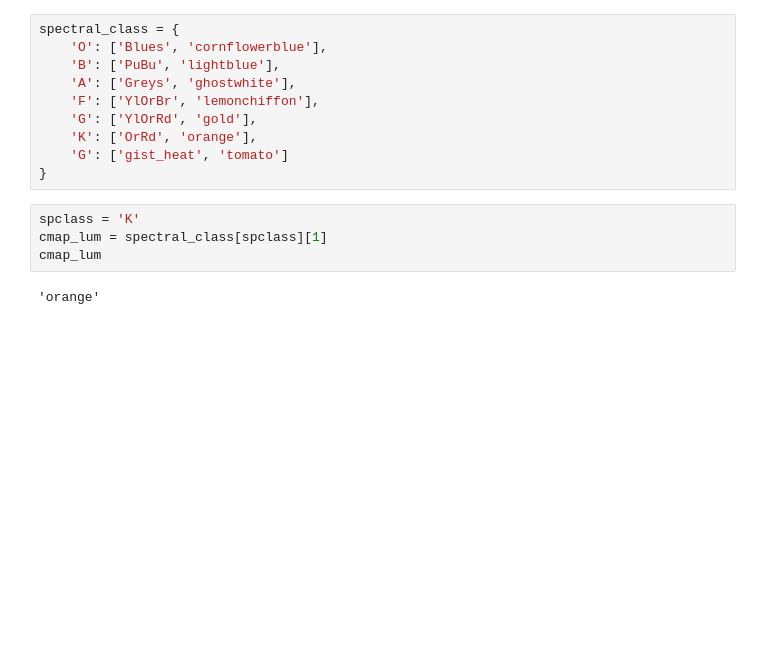
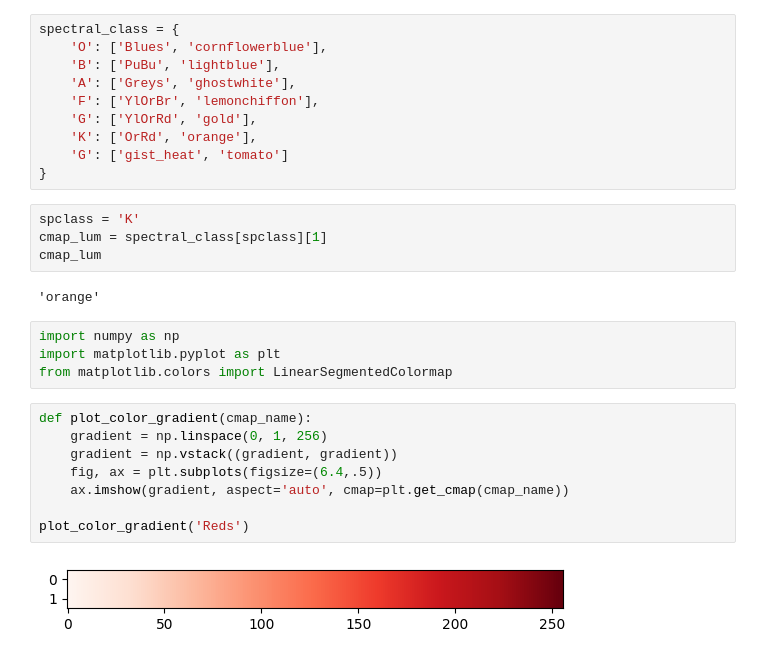
Before and after one commit to emadonev/hackathon2023, a Jupyter notebook: habitable_expoplanets.ipynb, the cells around one changed output. Drawn from its saved outputs; the diff is of its cells as text; blank space fills up the shorter version.

```diff
--- a/habitable_expoplanets.ipynb
+++ b/habitable_expoplanets.ipynb
@@ -67,3 +67,17 @@ cmap_lum = spectral_class[spclass][1]
 cmap_lum
 # %% [output]
 'orange'
+# %%
+import numpy as np
+import matplotlib.pyplot as plt
+from matplotlib.colors import LinearSegmentedColormap
+# %%
+def plot_color_gradient(cmap_name):
+    gradient = np.linspace(0, 1, 256)
+    gradient = np.vstack((gradient, gradient))
+    fig, ax = plt.subplots(figsize=(6.4,.5))
+    ax.imshow(gradient, aspect='auto', cmap=plt.get_cmap(cmap_name))
+
+plot_color_gradient('Reds')
+# %% [output]
+[figure, added]
```
Also changed, not shown: parts of 7 cells of this notebook, 3 other files.
